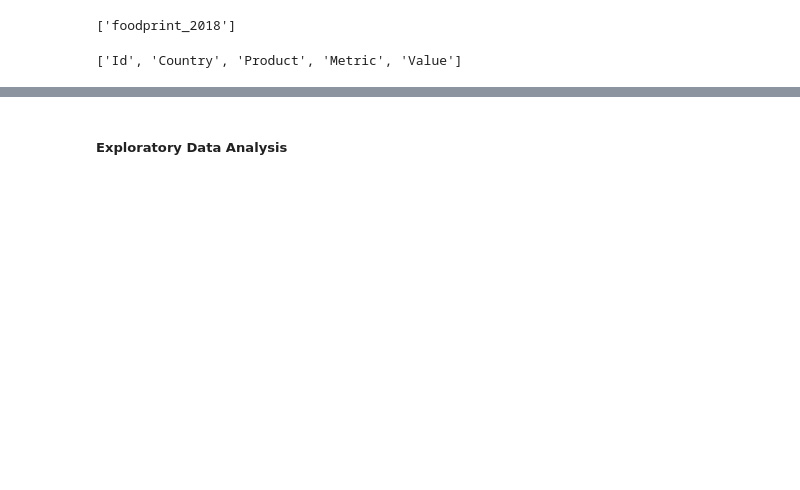
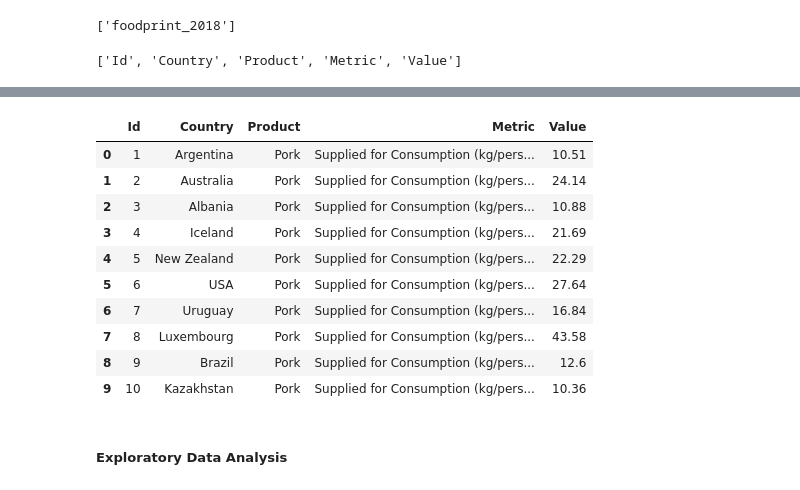
Before and after one commit to daniel-epm/food_carbon_fp, a Jupyter notebook: food_carbon_fp_analysis.ipynb, the cells around one changed output, grey strips where cells are left out. Drawn from its saved outputs; the diff is of its cells as text; code cells hidden in the pictures; blank space fills up the shorter version.

```diff
--- a/food_carbon_fp_analysis.ipynb
+++ b/food_carbon_fp_analysis.ipynb
@@ -39,10 +33,3 @@ foodprint_2018 = Table('foodprint_2018', metadata, autoload= True, autoload_with
 print(foodprint_2018.columns.keys())
 # %% [output]
 ['Id', 'Country', 'Product', 'Metric', 'Value']
-# %%
-from sqlalchemy import select
-import pandas as pd
-
-query = "SELECT * FROM foodprint_2018"
-
-pd.read_sql_query(query, connection)
@@ -63,2 +46,33 @@ pd.read_sql_query(query, connection)
+# %%
+from sqlalchemy import select
+import pandas as pd
+import matplotlib.pyplot as plt
+import plotly.express as px
+
+
+def sql_query(query):
+    ### Read SQL queries
+    return pd.read_sql_query(query, connection)
+
+
+# Print the first 10 rows
+query = """
+    SELECT TOP 10 *
+        FROM foodprint_2018
+    """
+
+sql_query(query)
+# %% [output]
+|  | Id | Country | Product | Metric | Value |
+| 0 | 1 | Argentina | Pork | Supplied for Consumption (kg/pers... | 10.51 |
+| 1 | 2 | Australia | Pork | Supplied for Consumption (kg/pers... | 24.14 |
+| 2 | 3 | Albania | Pork | Supplied for Consumption (kg/pers... | 10.88 |
+| 3 | 4 | Iceland | Pork | Supplied for Consumption (kg/pers... | 21.69 |
+| 4 | 5 | New Zealand | Pork | Supplied for Consumption (kg/pers... | 22.29 |
+| 5 | 6 | USA | Pork | Supplied for Consumption (kg/pers... | 27.64 |
+| 6 | 7 | Uruguay | Pork | Supplied for Consumption (kg/pers... | 16.84 |
+| 7 | 8 | Luxembourg | Pork | Supplied for Consumption (kg/pers... | 43.58 |
+| 8 | 9 | Brazil | Pork | Supplied for Consumption (kg/pers... | 12.6 |
+| 9 | 10 | Kazakhstan | Pork | Supplied for Consumption (kg/pers... | 10.36 |
 # %% [markdown]
 ##### Exploratory Data Analysis
```
Also changed, not shown: parts of 15 cells of this notebook.
